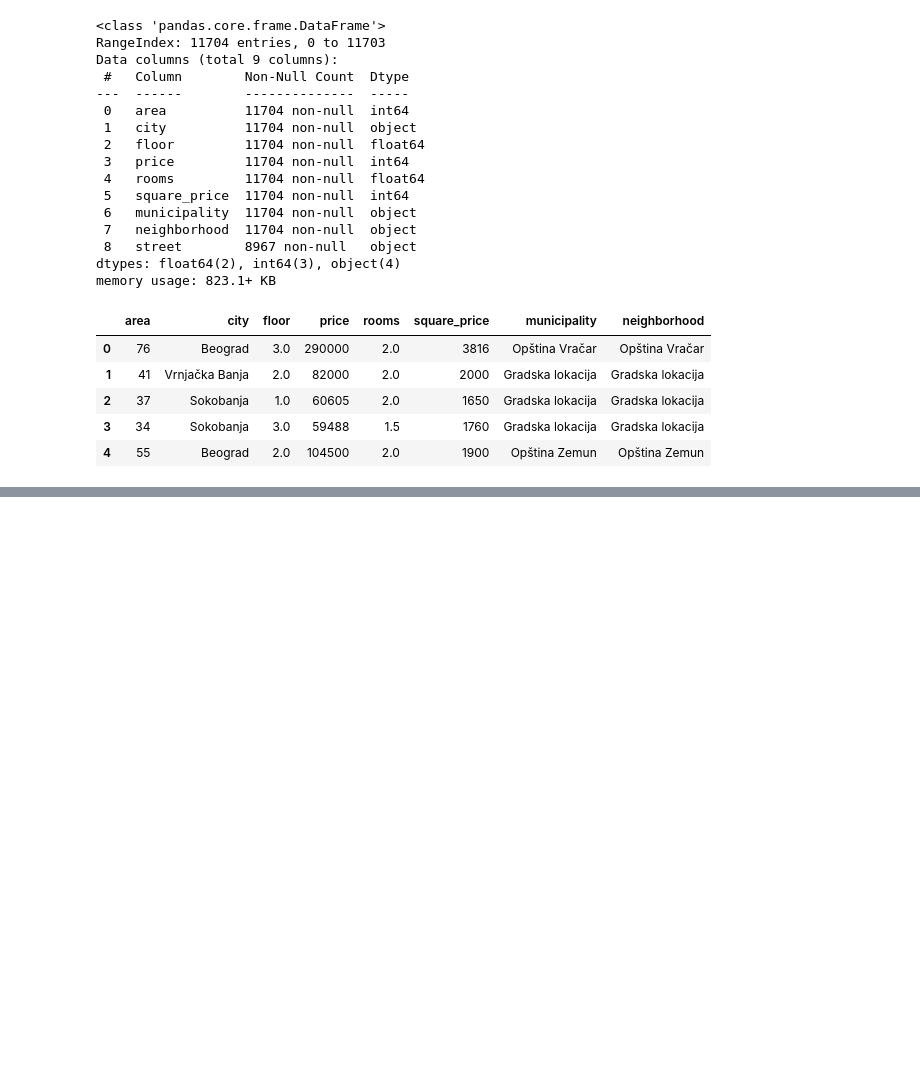
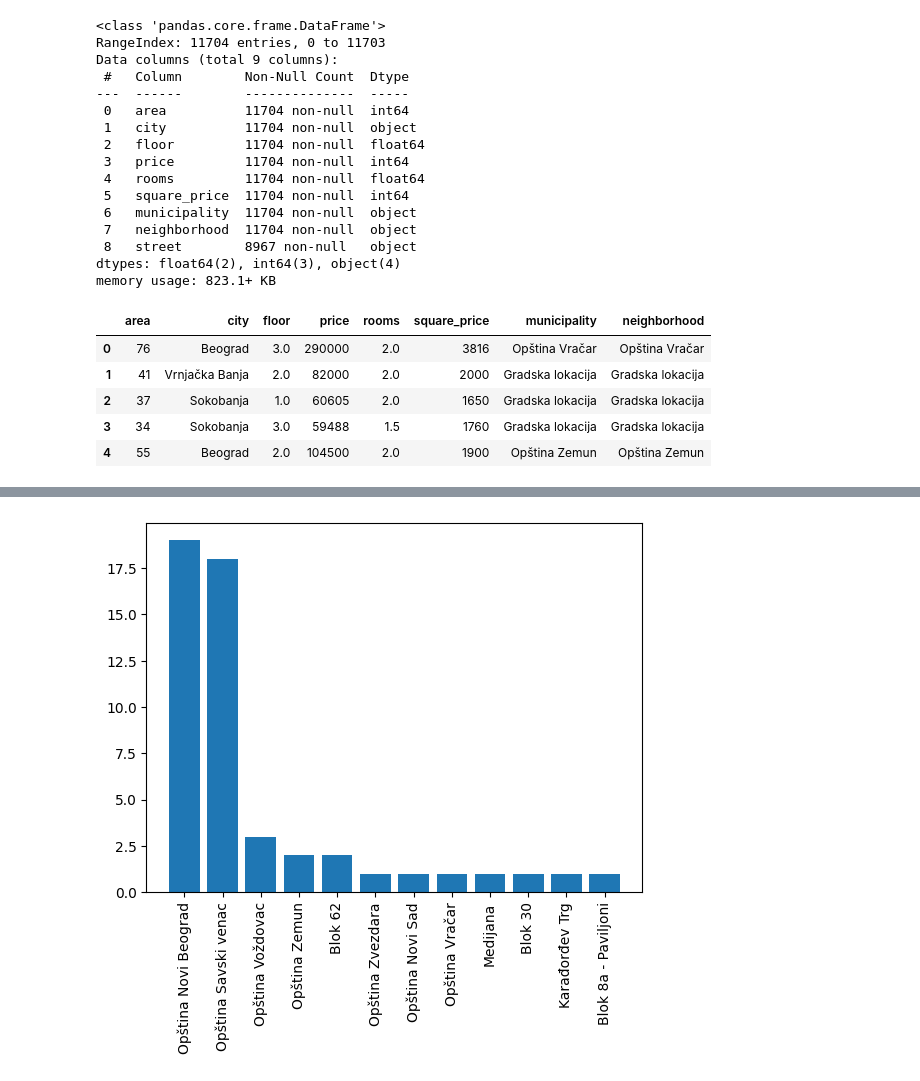
Before and after one commit to dobrosavljevicnenad/DataScience-Apartments, a Jupyter notebook: apartments.ipynb, the cells around one changed output, grey strips where cells are left out. Saved outputs shown, nothing was run; the diff lists cells and outputs as text; code cells hidden in the pictures; blank space fills up the shorter version.

```diff
--- a/apartments.ipynb
+++ b/apartments.ipynb
@@ -177,0 +298,8 @@ dataset.head()
+# %%
+counts = dataset[dataset['floor'] > 15]['neighborhood'].value_counts()
+
+plt.bar(counts.index, counts.values)
+plt.xticks(rotation= 90)
+plt.show()
+# %% [output]
+[figure, added]
```
Also changed, not shown: parts of 9 cells of this notebook.
